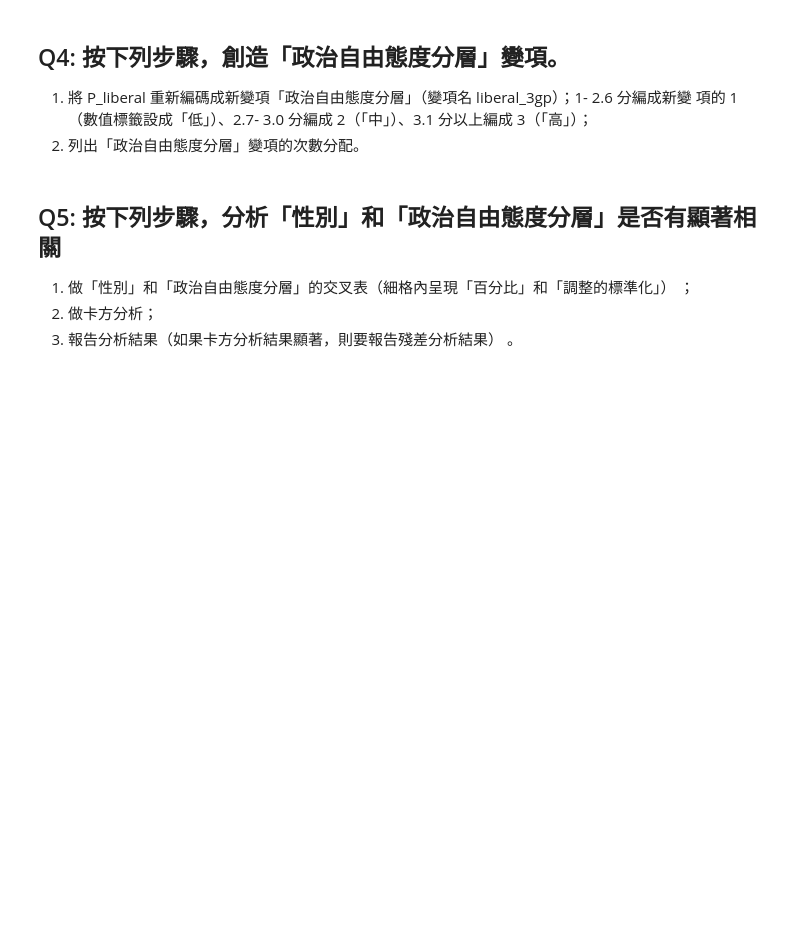
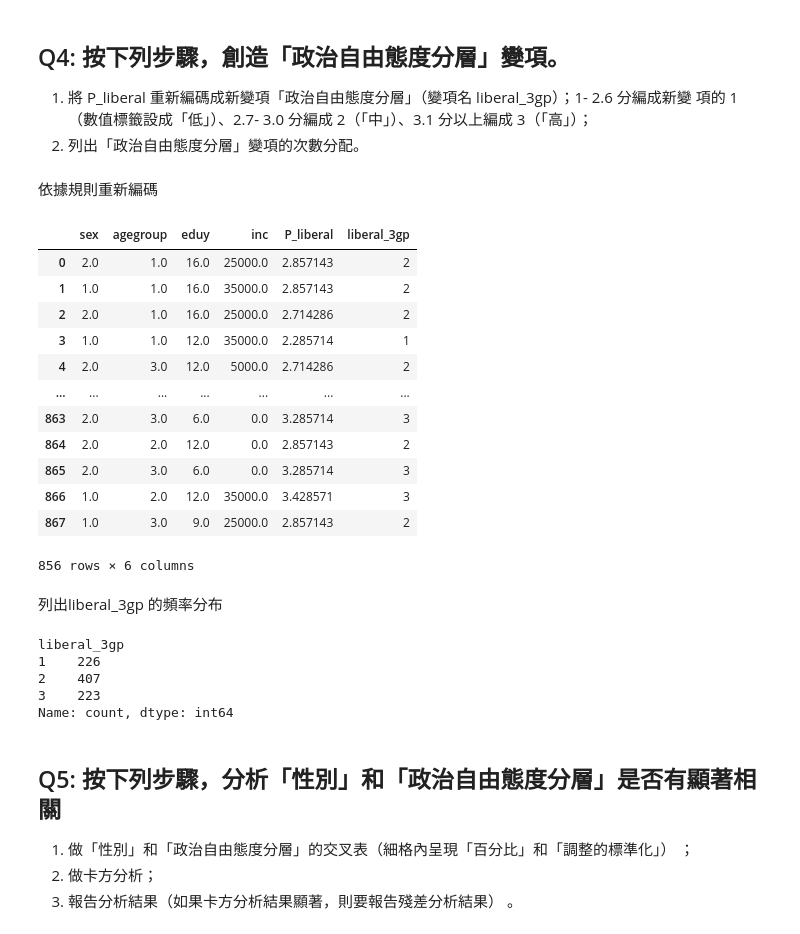
Before and after one commit to WendellLiu/ntpu-social-data-analysis, a Jupyter notebook: notebooks/final.ipynb, the cells around one changed output. Drawn from its saved outputs; the diff is of its cells as text; code cells hidden in the pictures; blank space fills up the shorter version.

```diff
--- a/notebooks/final.ipynb
+++ b/notebooks/final.ipynb
@@ -317,6 +317,43 @@ vif_analysis(X_1)
 1. 將 P_liberal 重新編碼成新變項「政治自由態度分層」（變項名 liberal_3gp）；1- 2.6 分編成新變
 項的 1（數值標籤設成「低」）、2.7- 3.0 分編成 2（「中」）、3.1 分以上編成 3（「高」）；
 2. 列出「政治自由態度分層」變項的次數分配。
+# %%
+df_4 = df_final[["sex", "agegroup", 'eduy', 'inc', 'P_liberal']].copy()
+# %%
+df_4['liberal_3gp'] = pd.cut(df_4['P_liberal'],
+                              bins=[0, 2.6, 3.0, float('inf')],
+                              labels=[1, 2, 3],
+                              include_lowest=True)
+# %%
+df_4_cleared = df_4.dropna()
+# %% [markdown]
+依據規則重新編碼
+# %%
+df_4_cleared
+# %% [output]
+|  | sex | agegroup | eduy | inc | P_liberal | liberal_3gp |
+| 0 | 2.0 | 1.0 | 16.0 | 25000.0 | 2.857143 | 2 |
+| 1 | 1.0 | 1.0 | 16.0 | 35000.0 | 2.857143 | 2 |
+| 2 | 2.0 | 1.0 | 16.0 | 25000.0 | 2.714286 | 2 |
+| 3 | 1.0 | 1.0 | 12.0 | 35000.0 | 2.285714 | 1 |
+| 4 | 2.0 | 3.0 | 12.0 | 5000.0 | 2.714286 | 2 |
+| ... | ... | ... | ... | ... | ... | ... |
+| 863 | 2.0 | 3.0 | 6.0 | 0.0 | 3.285714 | 3 |
+| 864 | 2.0 | 2.0 | 12.0 | 0.0 | 2.857143 | 2 |
+| 865 | 2.0 | 3.0 | 6.0 | 0.0 | 3.285714 | 3 |
+| 866 | 1.0 | 2.0 | 12.0 | 35000.0 | 3.428571 | 3 |
+| 867 | 1.0 | 3.0 | 9.0 | 25000.0 | 2.857143 | 2 |
+856 rows × 6 columns
+# %% [markdown]
+列出liberal_3gp 的頻率分布
+# %%
+df_4_cleared['liberal_3gp'].value_counts().sort_index()
+# %% [output]
+liberal_3gp
+1    226
+2    407
+3    223
+Name: count, dtype: int64
 # %% [markdown]
 ## Q5: 按下列步驟，分析「性別」和「政治自由態度分層」是否有顯著相關
 1. 做「性別」和「政治自由態度分層」的交叉表（細格內呈現「百分比」和「調整的標準化」） ；
```
